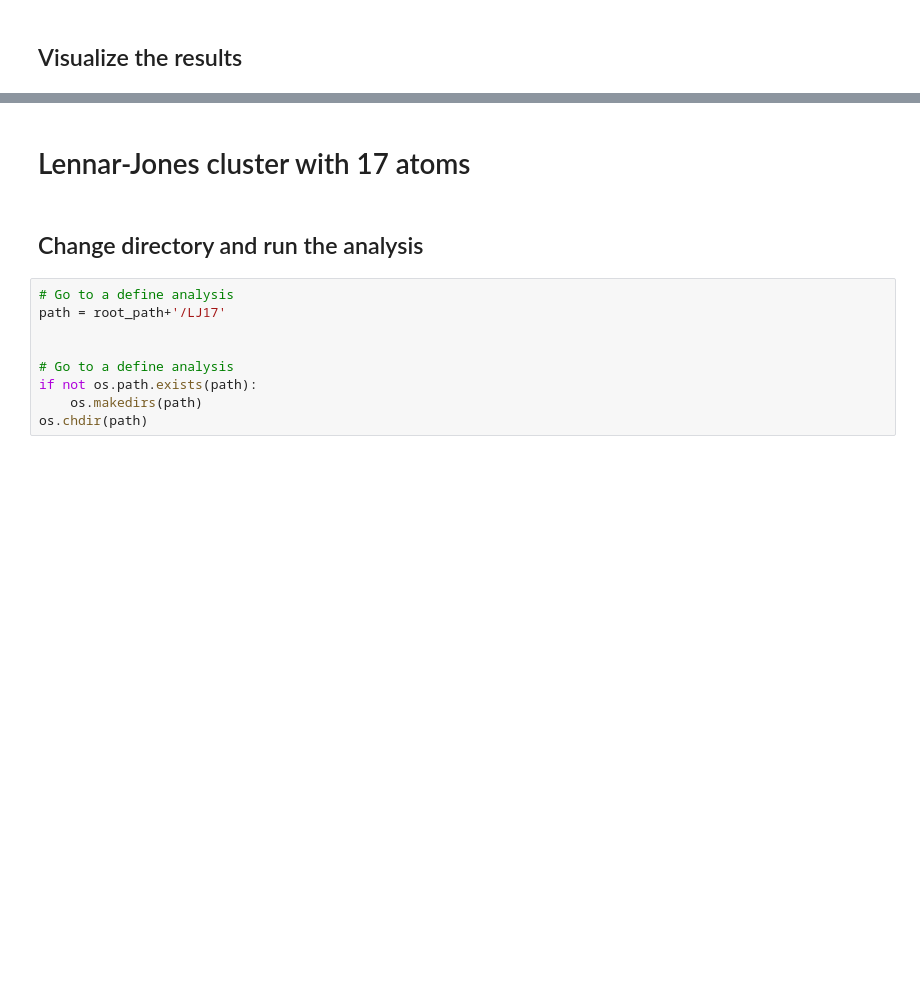
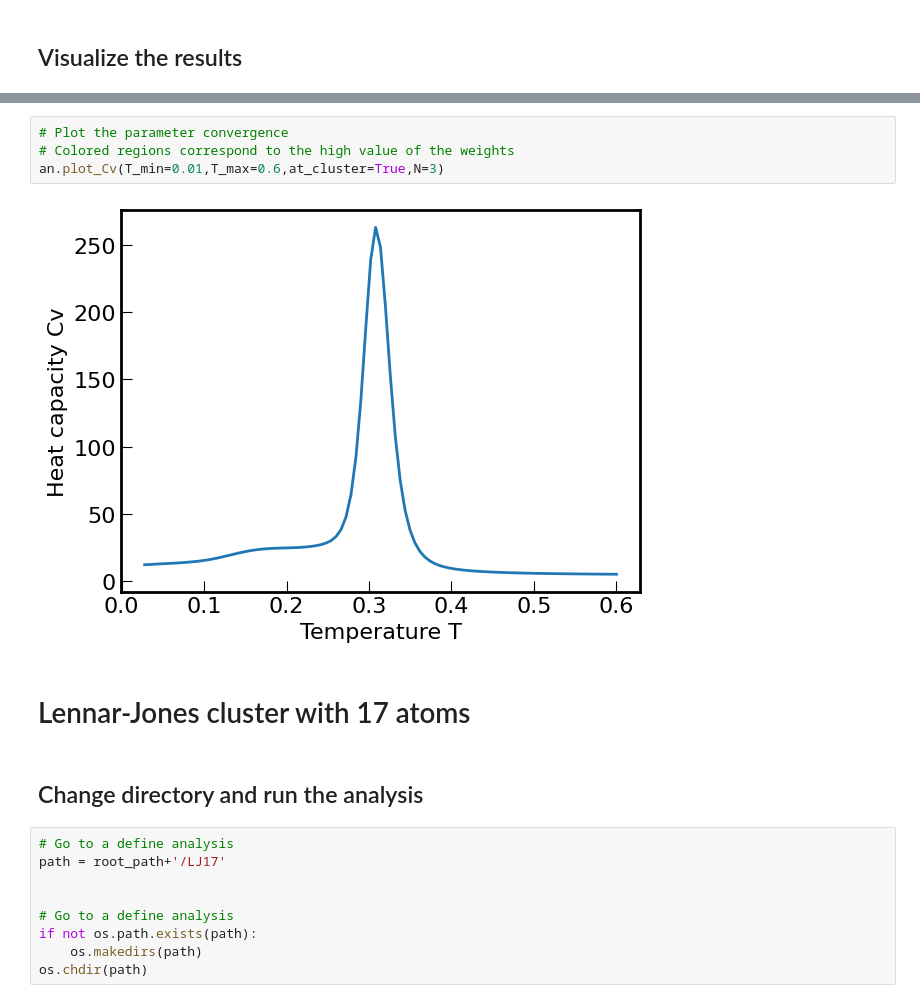
Before and after one commit to dporter-69/nested_fit, a Jupyter notebook: examples/jupyter_notebooks/exploring_potentials.ipynb, the cells around one changed output, grey strips where cells are left out. Drawn from its saved outputs; the diff is of its cells as text; blank space fills up the shorter version.

```diff
--- a/examples/jupyter_notebooks/exploring_potentials.ipynb
+++ b/examples/jupyter_notebooks/exploring_potentials.ipynb
@@ -197,3 +290,9 @@ an.plot_Cv(T_min=0.01,T_max=0.6,at_cluster=True,N=3)
+# %%
+# Plot the parameter convergence
+# Colored regions correspond to the high value of the weights
+an.plot_Cv(T_min=0.01,T_max=0.6,at_cluster=True,N=3)
+# %% [output]
+[figure, added]
 # %% [markdown]
 # Lennar-Jones cluster with 17 atoms
 # %% [markdown]
```
Also changed, not shown: parts of 12 cells of this notebook, 2 other files.
